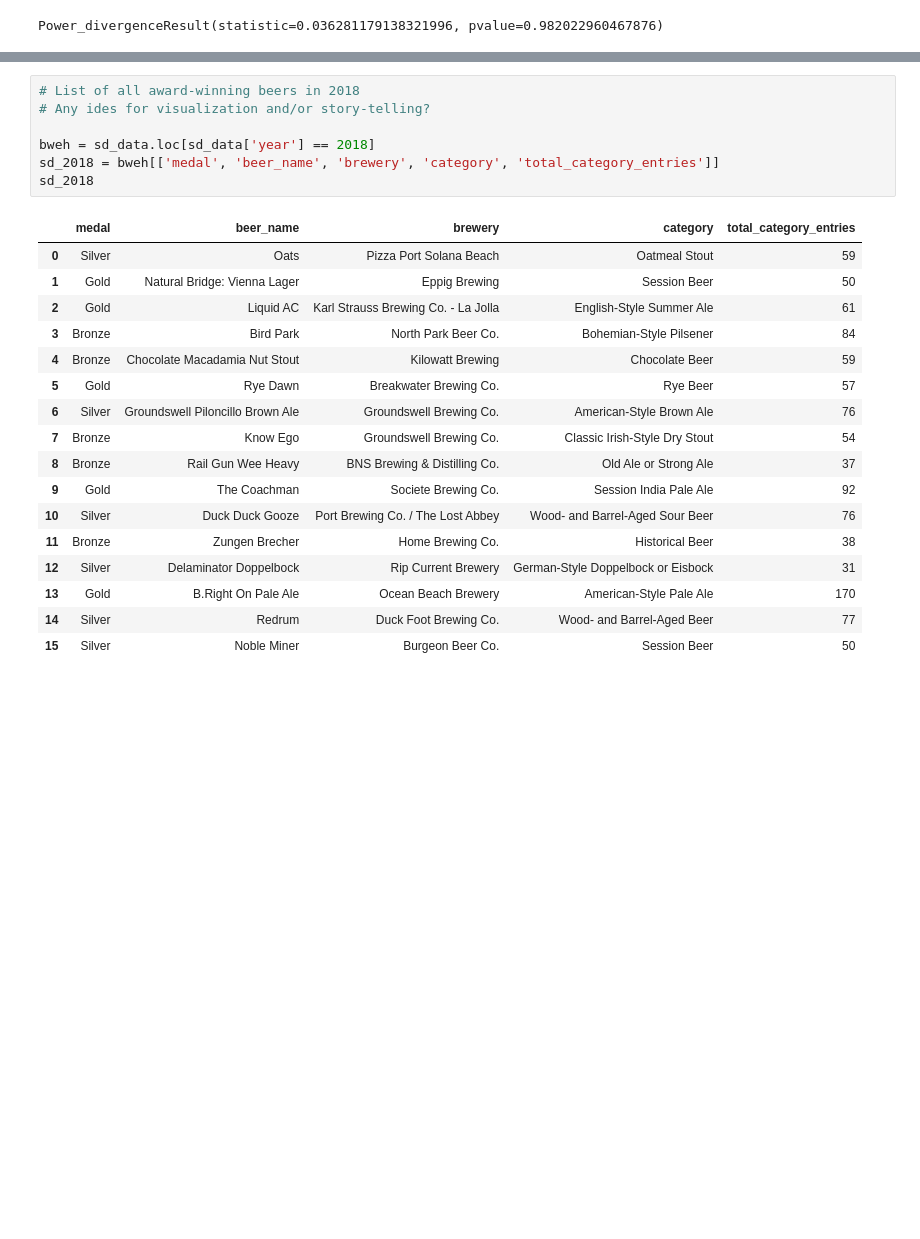
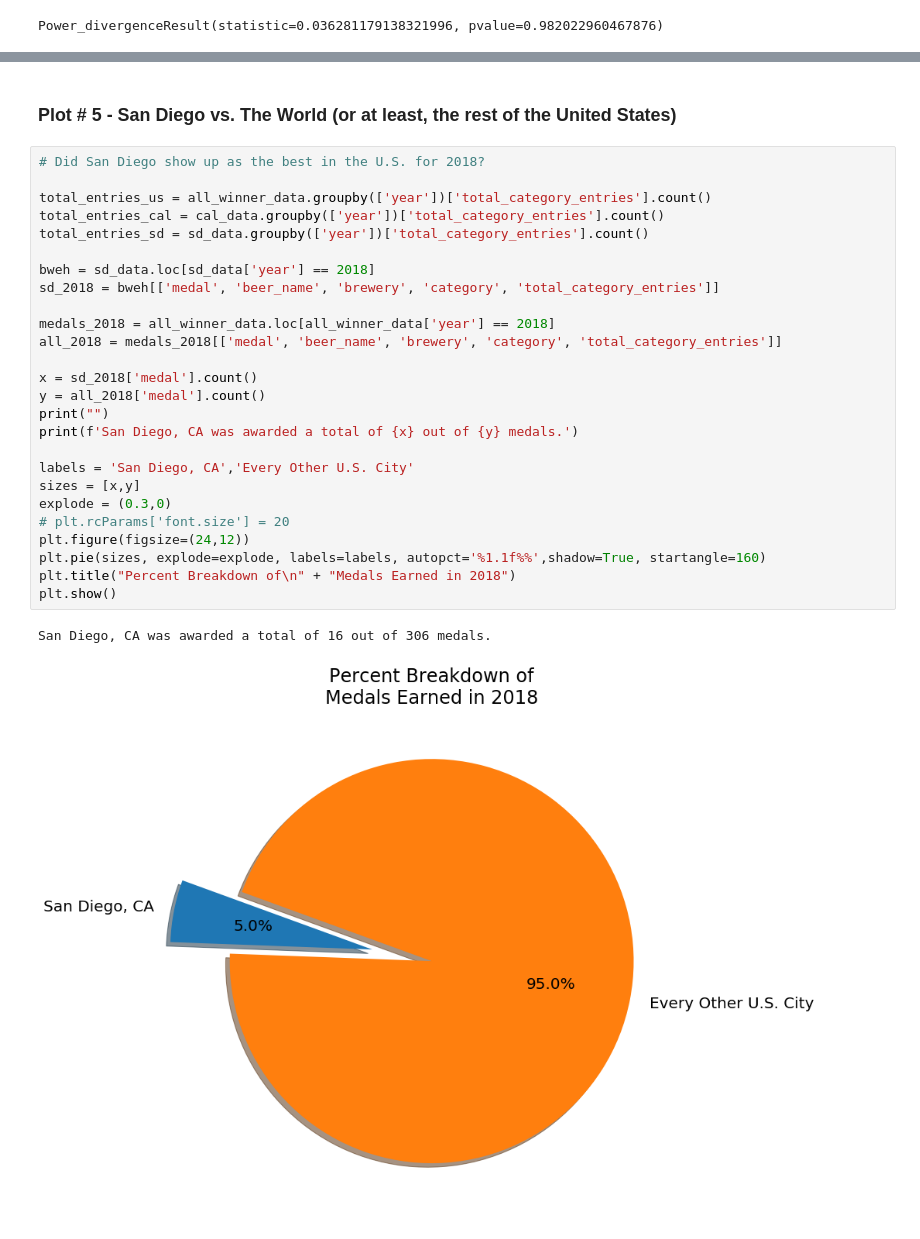
Before and after one commit to jbizzlefoshizzle/Project-1, a Jupyter notebook: Presentation Notebook.ipynb, the cells around one changed output, grey strips where cells are left out. Saved outputs shown, nothing was run; the diff lists cells and outputs as text; blank space fills up the shorter version.

```diff
--- a/Presentation Notebook.ipynb
+++ b/Presentation Notebook.ipynb
@@ -399,25 +427,31 @@ Name: total_category_entries, dtype: int64
-# %%
-# List of all award-winning beers in 2018
-# Any ides for visualization and/or story-telling?
-
-bweh = sd_data.loc[sd_data['year'] == 2018]
-sd_2018 = bweh[['medal', 'beer_name', 'brewery', 'category', 'total_category_entries']]
-sd_2018
-# %% [output]
-|  | medal | beer_name | brewery | category | total_category_entries |
-| 0 | Silver | Oats | Pizza Port Solana Beach | Oatmeal Stout | 59 |
-| 1 | Gold | Natural Bridge: Vienna Lager | Eppig Brewing | Session Beer | 50 |
-| 2 | Gold | Liquid AC | Karl Strauss Brewing Co. - La Jolla | English-Style Summer Ale | 61 |
-| 3 | Bronze | Bird Park | North Park Beer Co. | Bohemian-Style Pilsener | 84 |
-| 4 | Bronze | Chocolate Macadamia Nut Stout | Kilowatt Brewing | Chocolate Beer | 59 |
-| 5 | Gold | Rye Dawn | Breakwater Brewing Co. | Rye Beer | 57 |
-| 6 | Silver | Groundswell Piloncillo Brown Ale | Groundswell Brewing Co. | American-Style Brown Ale | 76 |
-| 7 | Bronze | Know Ego | Groundswell Brewing Co. | Classic Irish-Style Dry Stout | 54 |
-| 8 | Bronze | Rail Gun Wee Heavy | BNS Brewing & Distilling Co. | Old Ale or Strong Ale | 37 |
-| 9 | Gold | The Coachman | Societe Brewing Co. | Session India Pale Ale | 92 |
-| 10 | Silver | Duck Duck Gooze | Port Brewing Co. / The Lost Abbey | Wood- and Barrel-Aged Sour Beer | 76 |
-| 11 | Bronze | Zungen Brecher | Home Brewing Co. | Historical Beer | 38 |
-| 12 | Silver | Delaminator Doppelbock | Rip Current Brewery | German-Style Doppelbock or Eisbock | 31 |
-| 13 | Gold | B.Right On Pale Ale | Ocean Beach Brewery | American-Style Pale Ale | 170 |
-| 14 | Silver | Redrum | Duck Foot Brewing Co. | Wood- and Barrel-Aged Beer | 77 |
-| 15 | Silver | Noble Miner | Burgeon Beer Co. | Session Beer | 50 |
+# %% [markdown]
+### Plot # 5 - San Diego vs. The World (or at least, the rest of the United States)
+# %%
+# Did San Diego show up as the best in the U.S. for 2018?
+
+total_entries_us = all_winner_data.groupby(['year'])['total_category_entries'].count()
+total_entries_cal = cal_data.groupby(['year'])['total_category_entries'].count()
+total_entries_sd = sd_data.groupby(['year'])['total_category_entries'].count()
+
+bweh = sd_data.loc[sd_data['year'] == 2018]
+sd_2018 = bweh[['medal', 'beer_name', 'brewery', 'category', 'total_category_entries']]
+
+medals_2018 = all_winner_data.loc[all_winner_data['year'] == 2018]
+all_2018 = medals_2018[['medal', 'beer_name', 'brewery', 'category', 'total_category_entries']]
+
+x = sd_2018['medal'].count()
+y = all_2018['medal'].count()
+print("")
+print(f'San Diego, CA was awarded a total of {x} out of {y} medals.')
+
+labels = 'San Diego, CA','Every Other U.S. City'
+sizes = [x,y]
+explode = (0.3,0)
+# plt.rcParams['font.size'] = 20
+plt.figure(figsize=(24,12))
+plt.pie(sizes, explode=explode, labels=labels, autopct='%1.1f%%',shadow=True, startangle=160)
+plt.title("Percent Breakdown of\n" + "Medals Earned in 2018")
+plt.show()
+# %% [output]
+San Diego, CA was awarded a total of 16 out of 306 medals.
+[figure, added]
```
Also changed, not shown: parts of 28 cells of this notebook.
